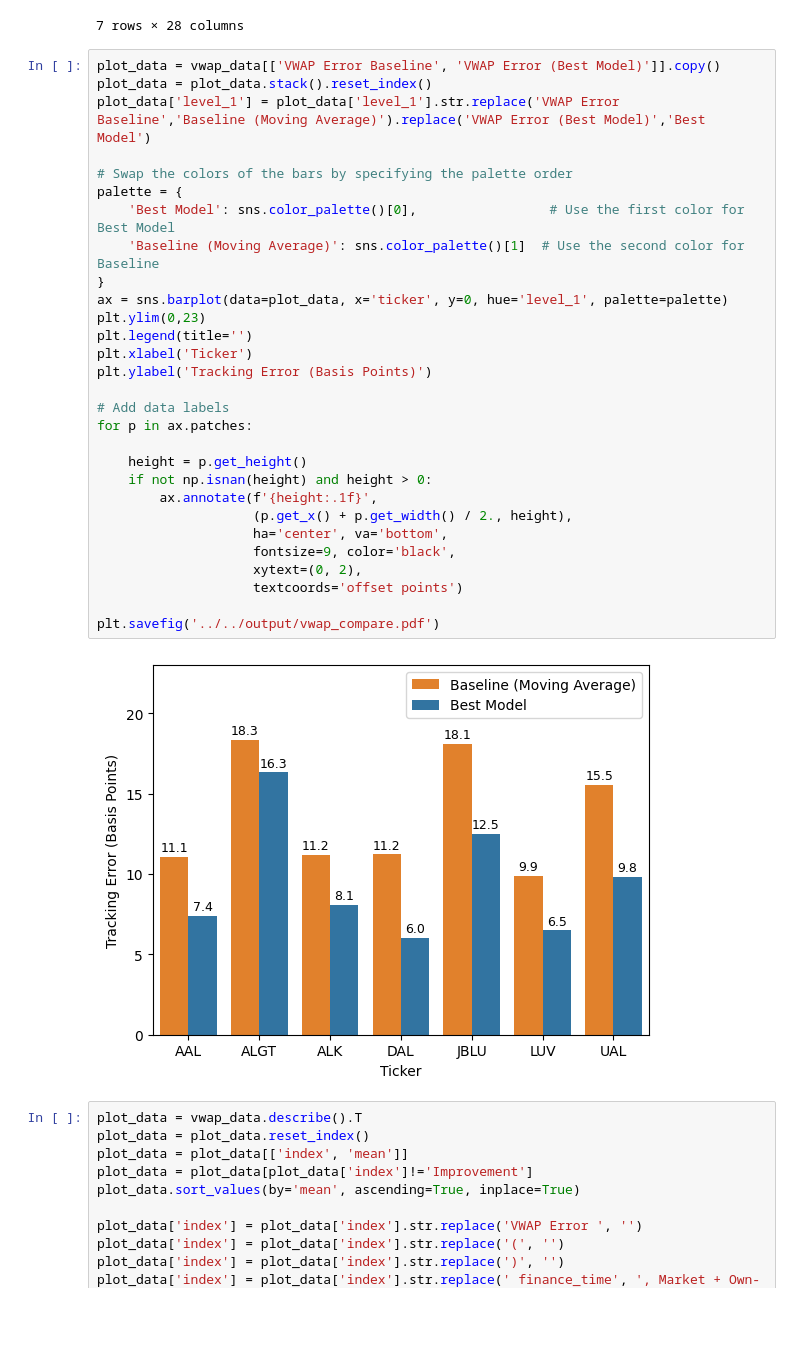
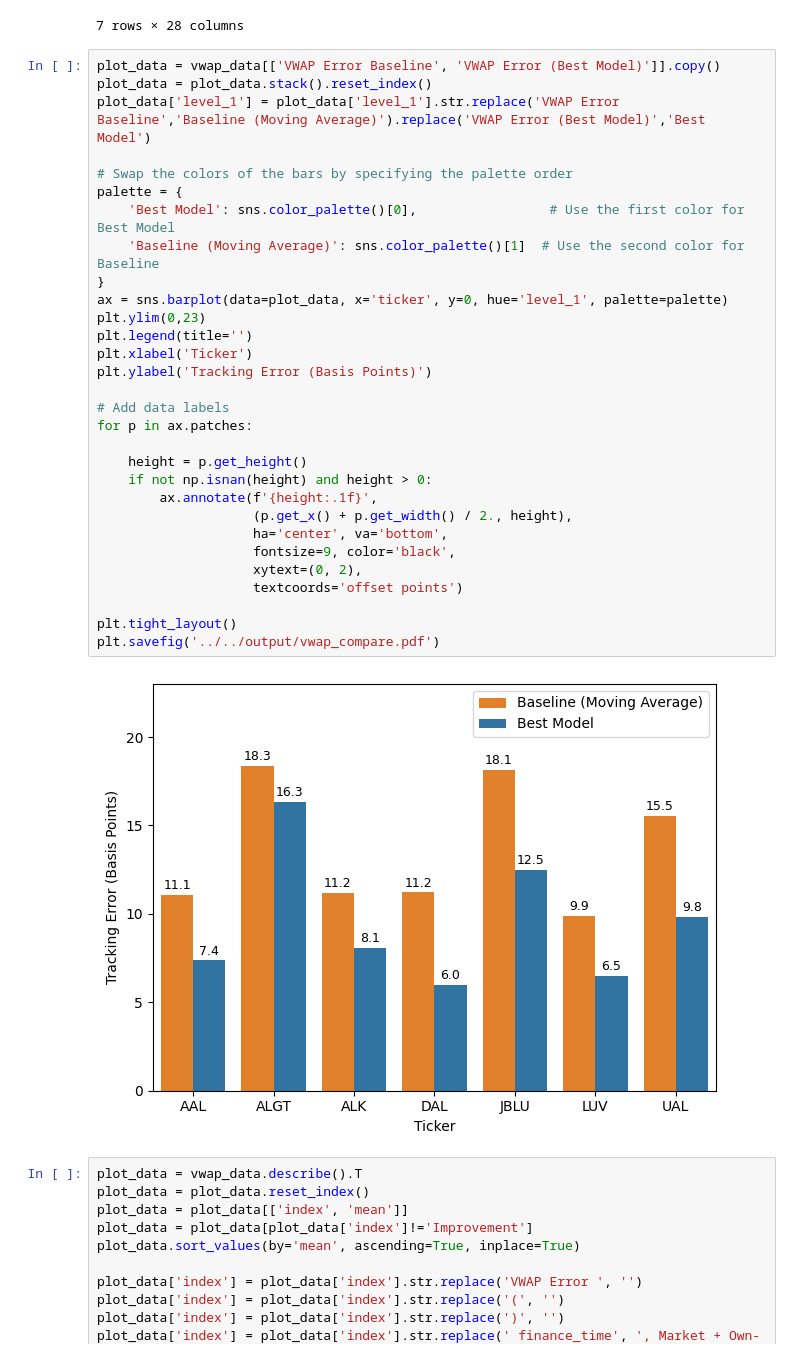
Before and after one commit to svanomm/sentiment-volume-forecasting, a Jupyter notebook: Scripts/05 Models/10 VWAP Analysis.ipynb, the cells around one changed output. Drawn from its saved outputs; the diff is of its cells as text; blank space fills up the shorter version.

```diff
--- a/Scripts/05 Models/10 VWAP Analysis.ipynb
+++ b/Scripts/05 Models/10 VWAP Analysis.ipynb
@@ -122,34 +122,35 @@ vwap_data
 # %%
 plot_data = vwap_data[['VWAP Error Baseline', 'VWAP Error (Best Model)']].copy()
 plot_data = plot_data.stack().reset_index()
 plot_data['level_1'] = plot_data['level_1'].str.replace('VWAP Error Baseline','Baseline (Moving Average)').replace('VWAP Error (Best Model)','Best Model')
 
 # Swap the colors of the bars by specifying the palette order
 palette = {
     'Best Model': sns.color_palette()[0],                 # Use the first color for Best Model
     'Baseline (Moving Average)': sns.color_palette()[1]  # Use the second color for Baseline
 }
 ax = sns.barplot(data=plot_data, x='ticker', y=0, hue='level_1', palette=palette)
 plt.ylim(0,23)
 plt.legend(title='')
 plt.xlabel('Ticker')
 plt.ylabel('Tracking Error (Basis Points)')
 
 # Add data labels
 for p in ax.patches:
 
     height = p.get_height()
     if not np.isnan(height) and height > 0:
         ax.annotate(f'{height:.1f}',
                     (p.get_x() + p.get_width() / 2., height),
                     ha='center', va='bottom',
                     fontsize=9, color='black',
                     xytext=(0, 2),
                     textcoords='offset points')
 
+plt.tight_layout()
 plt.savefig('../../output/vwap_compare.pdf')
 # %% [output]
-[figure, old version]
+[figure, new version]
 # %%
 plot_data = vwap_data.describe().T
 plot_data = plot_data.reset_index()
```
Also changed, not shown: parts of 1 cell of this notebook, 22 other files.
